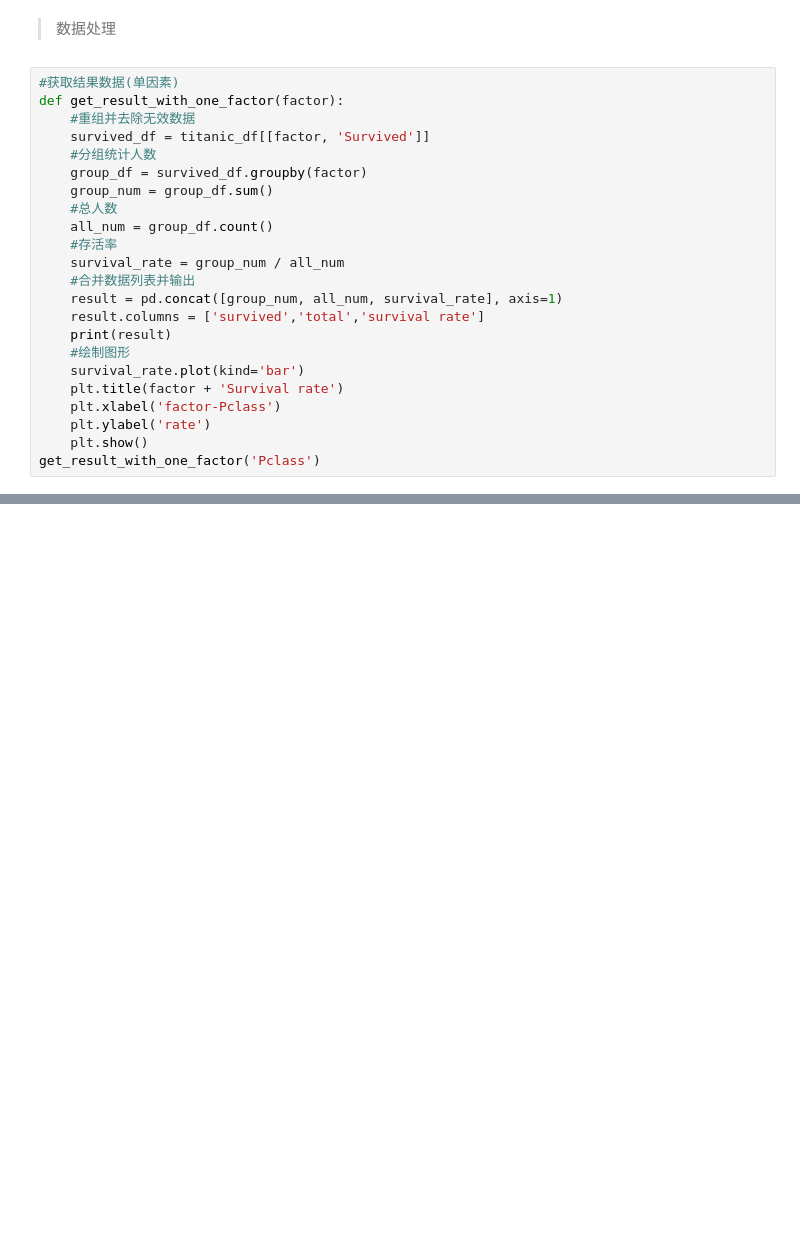
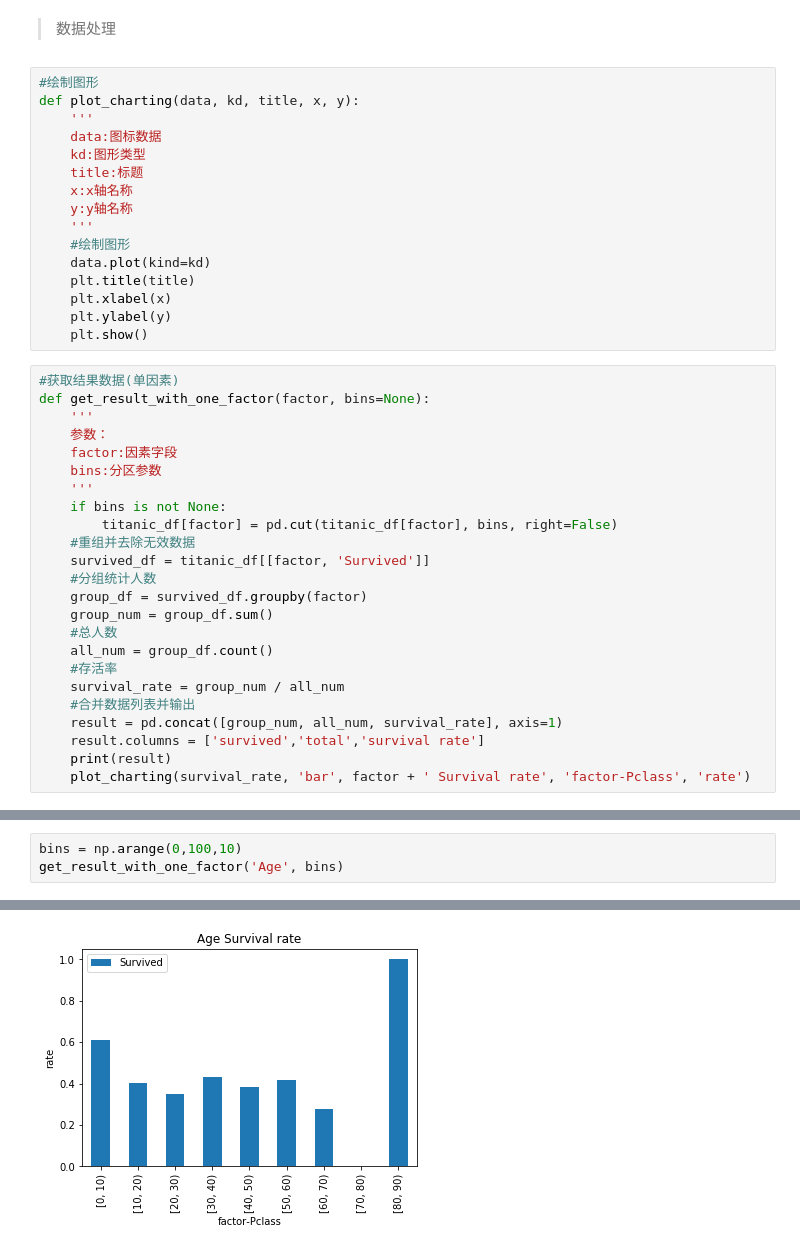
Before and after one commit to nosgong/DataAnalysis, a Jupyter notebook: Untitled.ipynb, the cells around one changed output, grey strips where cells are left out. Saved outputs shown, nothing was run; the diff lists cells and outputs as text; blank space fills up the shorter version.

```diff
--- a/Untitled.ipynb
+++ b/Untitled.ipynb
@@ -56,9 +56,32 @@ dtypes: float64(2), int64(5), object(5)
 memory usage: 72.3+ KB
 # %% [markdown]
 >数据处理
+# %%
+#绘制图形
+def plot_charting(data, kd, title, x, y):
+    '''
+    data:图标数据
+    kd:图形类型
+    title:标题
+    x:x轴名称
+    y:y轴名称
+    '''
+    #绘制图形
+    data.plot(kind=kd)
+    plt.title(title)
+    plt.xlabel(x)
+    plt.ylabel(y)
+    plt.show()
 # %%
 #获取结果数据(单因素)
-def get_result_with_one_factor(factor):
+def get_result_with_one_factor(factor, bins=None):
+    '''
+    参数：
+    factor:因素字段
+    bins:分区参数
+    '''
+    if bins is not None:
+        titanic_df[factor] = pd.cut(titanic_df[factor], bins, right=False)
     #重组并去除无效数据
     survived_df = titanic_df[[factor, 'Survived']]
     #分组统计人数
@@ -72,10 +95,4 @@ def get_result_with_one_factor(factor):
     result = pd.concat([group_num, all_num, survival_rate], axis=1)
     result.columns = ['survived','total','survival rate']
     print(result)
-    #绘制图形
-    survival_rate.plot(kind='bar')
-    plt.title(factor + 'Survival rate')
-    plt.xlabel('factor-Pclass')
-    plt.ylabel('rate')
-    plt.show()
-get_result_with_one_factor('Pclass')
+    plot_charting(survival_rate, 'bar', factor + ' Survival rate', 'factor-Pclass', 'rate')
@@ -110,0 +108,4 @@ Categories (8, interval[int64]): [(0, 10] < (10, 20] < (20, 30] < (30, 40] < (40
+# %%
+bins = np.arange(0,100,10)
+get_result_with_one_factor('Age', bins)
+# %% [output]
@@ -110,0 +123 @@ Categories (8, interval[int64]): [(0, 10] < (10, 20] < (20, 30] < (30, 40] < (40
+[figure, added]
```
Also changed, not shown: parts of 5 cells of this notebook.
